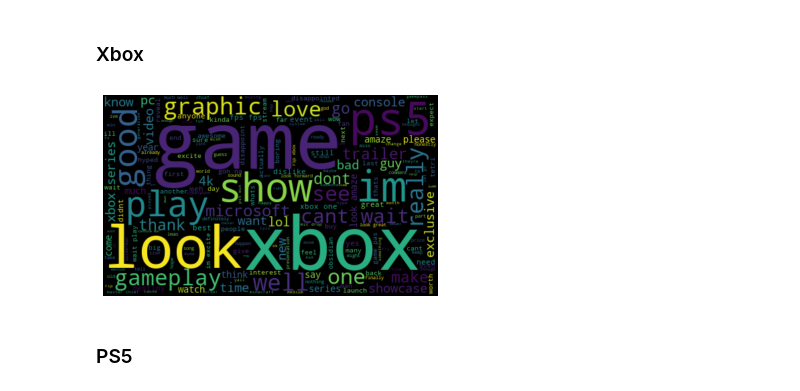
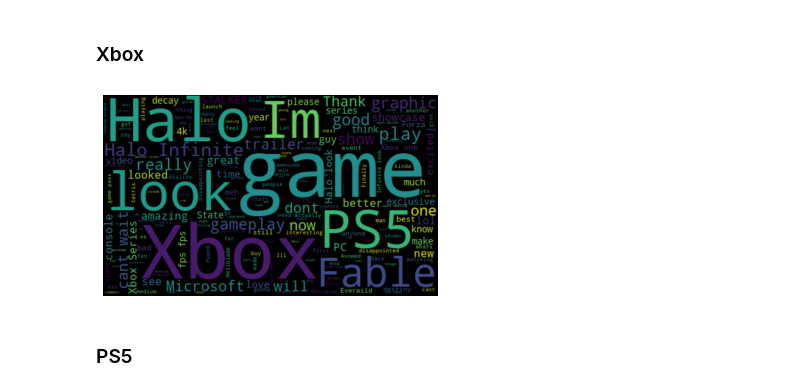
Before and after one commit to SalimAmarti/PS5_vs_XboxSeriesX, a Jupyter notebook: PS5 vs. Xbox Series X.ipynb, the cells around one changed output. Drawn from its saved outputs; the diff is of its cells as text; code cells hidden in the pictures.

Commit message:
removed games and started most used words

```diff
--- a/PS5 vs. Xbox Series X.ipynb
+++ b/PS5 vs. Xbox Series X.ipynb
@@ -137,7 +128,7 @@ Xbox_games_dict = {'Halo':'Halo Infinite, Halo',
                   'The Medium':'The Medium',
                   'Phantasy Star Online 2 New Genesis':'Phantasy Star Online 2 New Genesis, Phantasy Star, New Genesis, PSONG, PSO2, PSO2NG',
                   'Crossfire X':'Crossfire X, Crossfire',
-                  'Fable':'Fable'}
+                  'Fable 4':'Fable 4, Fable IV, Fable'}
 # %%
 Xbox_games_remove = []
 for i in list(Xbox_games_dict):
@@ -175,4 +166,6 @@ Xbox_games_remove_final
  'fable']
+# %%
+Xbox_data['Text with games'] = Xbox_data['Text']
 # %%
 for i in range(0,len(Xbox_data)):
     exclusions = '|'.join(Xbox_games_remove_final)
@@ -265,15 +258,15 @@ Xbox_data.head()
 # %%
 #Creating a word cloud
 from wordcloud import WordCloud
 
-full_text = ' '.join([txt for txt in Xbox_data['Text clean']])
+full_text = ' '.join([txt for txt in Xbox_data['Text with games']])
 wordcloud = WordCloud(width=500, height=300, max_font_size=119).generate(full_text)
 
 plt.imshow(wordcloud, interpolation='bilinear')
 plt.axis('off')
 plt.show()
 # %% [output]
-[figure, old version]
+[figure, new version]
 # %% [markdown]
 ### PS5
 # %% [markdown]
```
Also changed, not shown: parts of 29 cells of this notebook, 1 other file.
